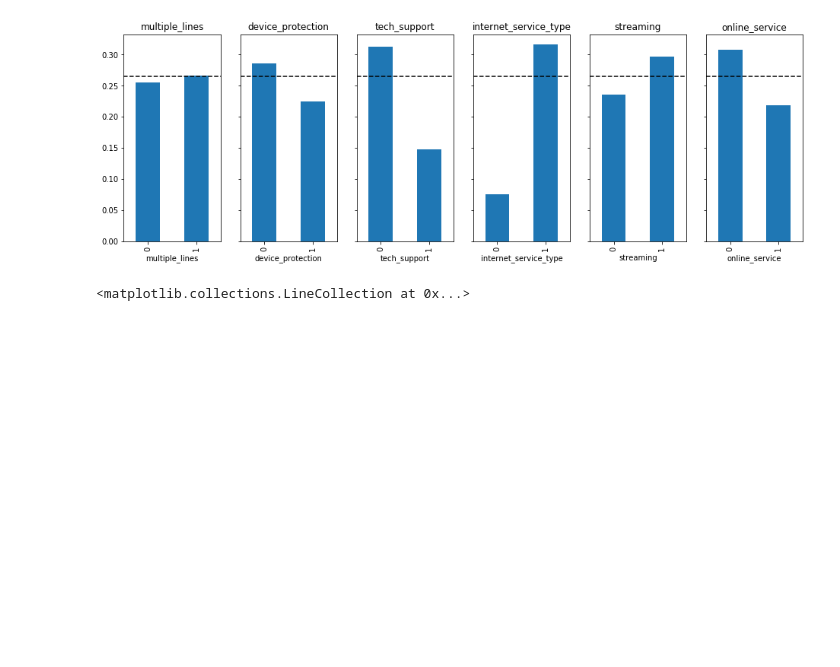
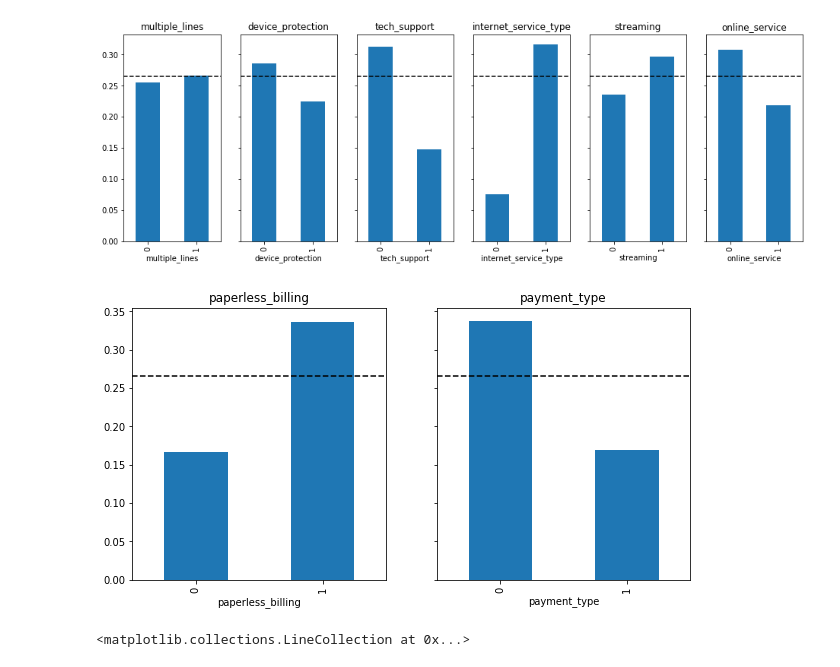
Before and after one commit to Yongliang-Shi/classification-project, a Jupyter notebook: report.ipynb, the cells around one changed output. Saved outputs shown, nothing was run; the diff lists cells and outputs as text; code cells hidden in the pictures; blank space fills up the shorter version.

```diff
--- a/report.ipynb
+++ b/report.ipynb
@@ -308,6 +336,19 @@ for i, feature in enumerate(features_2):
     axs[i].hlines(churn_rate, *axs[i].get_xlim(), ls='--')
 # %% [output]
 [figure]
+# %%
+features_3 = ['paperless_billing', 'payment_type']
+
+n_features = len(features_3)
+
+fig, axs = plt.subplots(1, n_features, figsize=(10,5),sharey=True)
+
+for i, feature in enumerate(features_3):
+    train.groupby(feature).churn.mean().plot.bar(ax=axs[i])
+    axs[i].set(title=feature)
+    axs[i].hlines(churn_rate, *axs[i].get_xlim(), ls='--')
+# %% [output]
+[figure, added]
 # %%
 train.groupby('contract_type').churn.mean().plot.bar()
 plt.title("contract_type")
```
Also changed, not shown: parts of 12 cells of this notebook.
